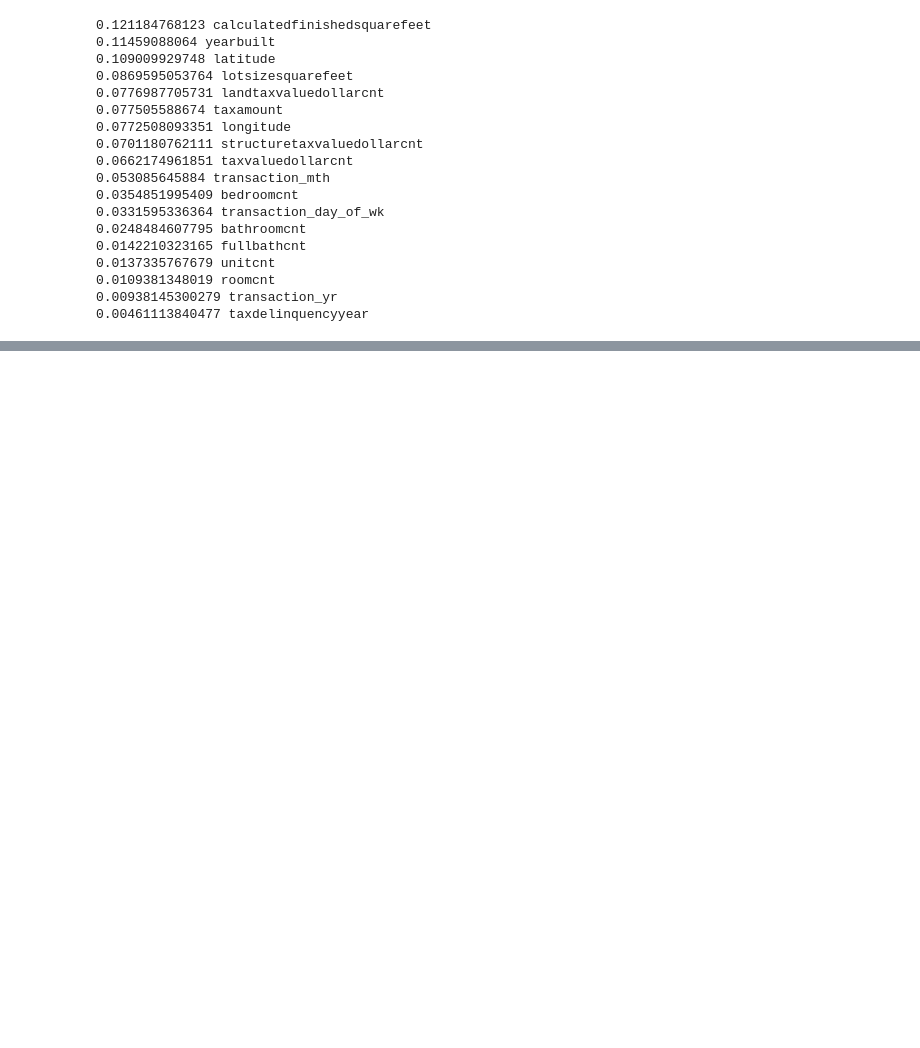
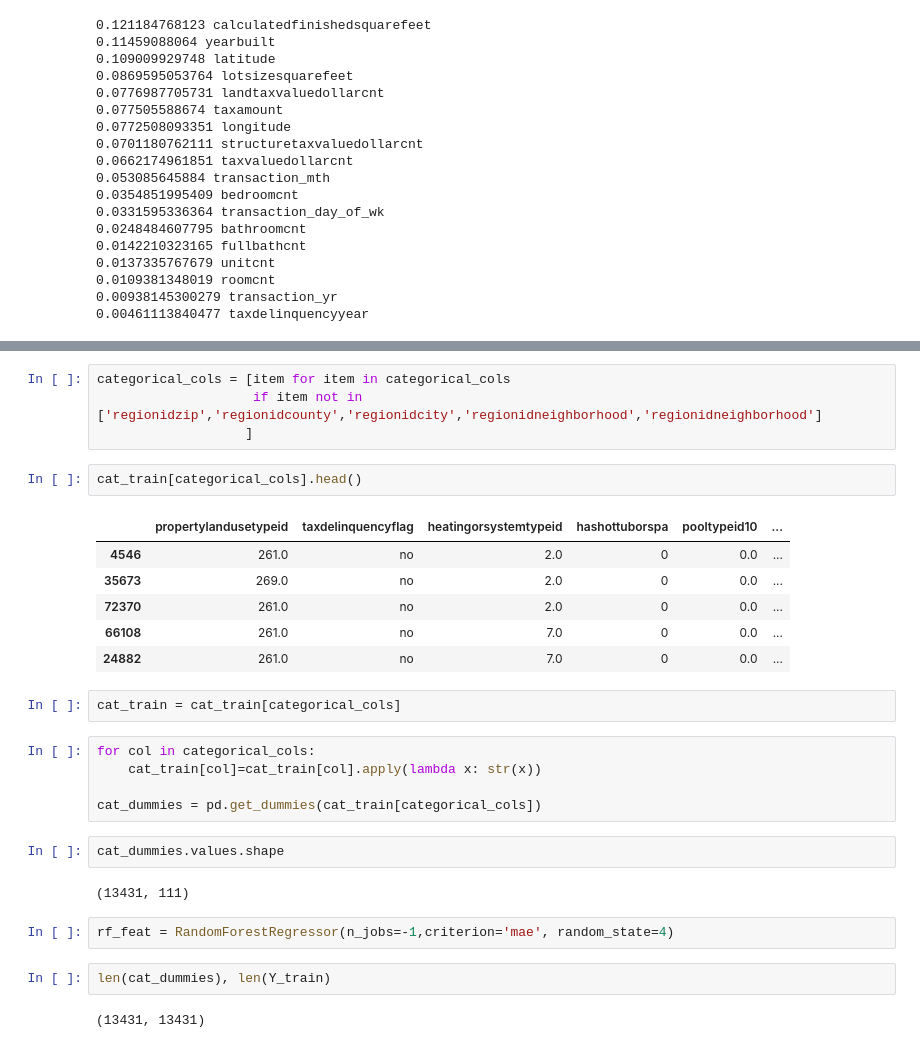
Before and after one commit to eschoenbrun/Zillow_Kaggle, a Jupyter notebook: exploratory_data_analysis-feature-importance.ipynb, the cells around one changed output, grey strips where cells are left out. Cells and saved outputs as stored; diff of their text form; blank space fills up the shorter version.

```diff
--- a/exploratory_data_analysis-feature-importance.ipynb
+++ b/exploratory_data_analysis-feature-importance.ipynb
@@ -253,0 +357,30 @@ for numeric_feature, score in sorted(zip(rf_feat.feature_importances_,X_train.co
+# %%
+categorical_cols = [item for item in categorical_cols
+                    if item not in ['regionidzip','regionidcounty','regionidcity','regionidneighborhood','regionidneighborhood']
+                   ]
+# %%
+cat_train[categorical_cols].head()
+# %% [output]
+|  | propertylandusetypeid | taxdelinquencyflag | heatingorsystemtypeid | hashottuborspa | pooltypeid10 | ... |
+| 4546 | 261.0 | no | 2.0 | 0 | 0.0 | ... |
+| 35673 | 269.0 | no | 2.0 | 0 | 0.0 | ... |
+| 72370 | 261.0 | no | 2.0 | 0 | 0.0 | ... |
+| 66108 | 261.0 | no | 7.0 | 0 | 0.0 | ... |
+| 24882 | 261.0 | no | 7.0 | 0 | 0.0 | ... |
+# %%
+cat_train = cat_train[categorical_cols]
+# %%
+for col in categorical_cols:
+    cat_train[col]=cat_train[col].apply(lambda x: str(x))
+
+cat_dummies = pd.get_dummies(cat_train[categorical_cols])
+# %%
+cat_dummies.values.shape
+# %% [output]
+(13431, 111)
+# %%
+rf_feat = RandomForestRegressor(n_jobs=-1,criterion='mae', random_state=4)
+# %%
+len(cat_dummies), len(Y_train)
+# %% [output]
+(13431, 13431)
```
Also changed, not shown: parts of 30 cells of this notebook.
